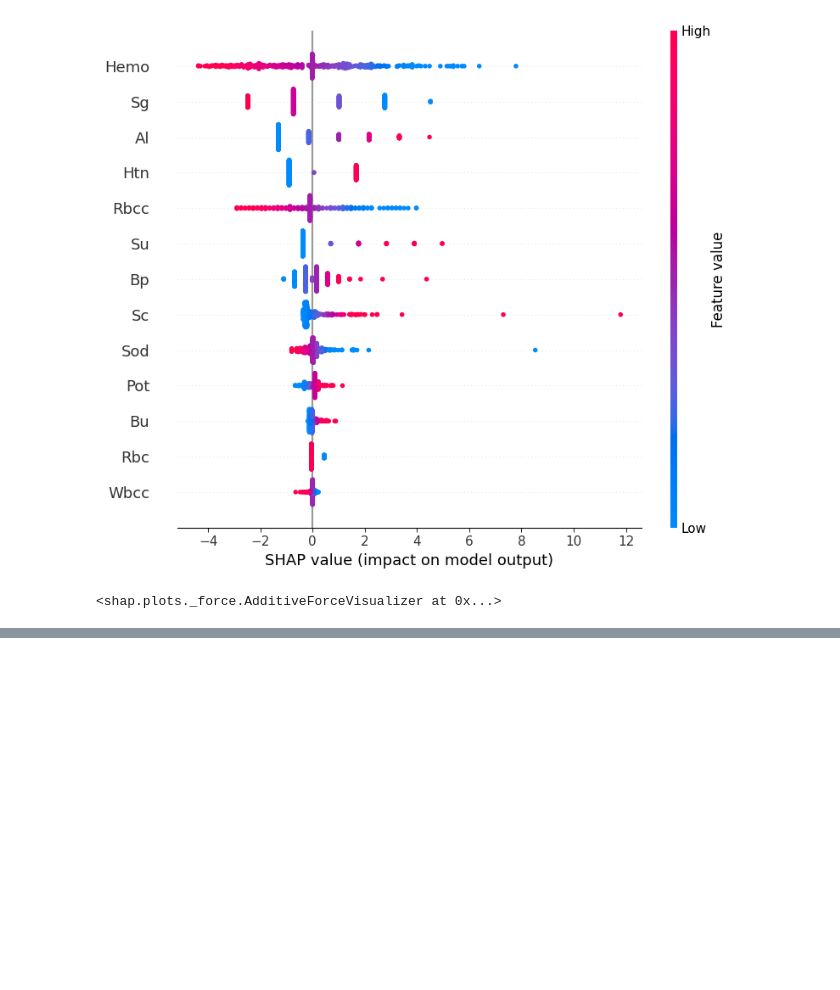
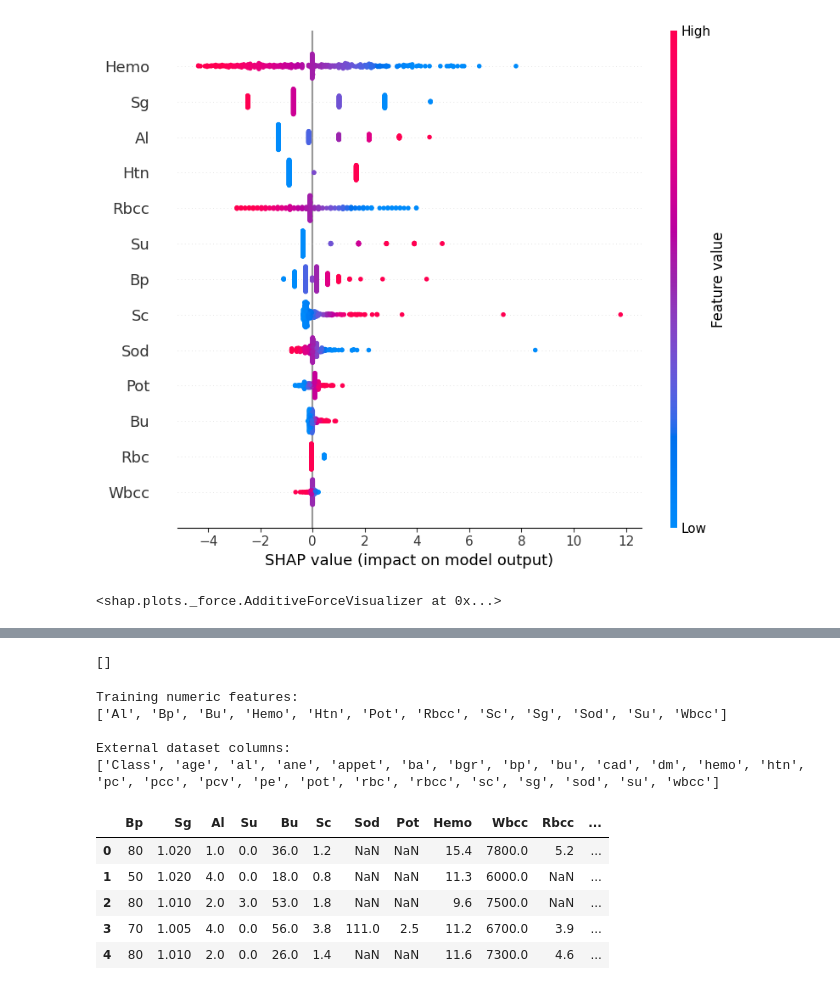
Before and after one commit to Nithin00614/Clinical-AI-Decision-Support, a Jupyter notebook: notebooks/all_in_one_backup.ipynb, the cells around one changed output, grey strips where cells are left out. Drawn from its saved outputs; the diff is of its cells as text; code cells hidden in the pictures; blank space fills up the shorter version.

```diff
--- a/notebooks/01_data_exploration.ipynb
+++ b/notebooks/all_in_one_backup.ipynb
@@ -251,0 +436,9 @@ shap.initjs()
+# %%
+df_ext.columns
+df_ext['Class'] = df_ext['class'].map({'ckd': 1, 'notckd': 0})
+df_ext = df_ext.drop(columns=['class'])
+# %%
+# Convert everything to numeric where possible
+df_ext = df_ext.apply(pd.to_numeric, errors='coerce')
+
+df_ext.info()
@@ -251,0 +463,37 @@ shap.initjs()
+# %%
+numeric_common_features = list(
+    set(continuous_features).intersection(df_ext.columns)
+)
+
+numeric_common_features
+# %% [output]
+[]
+# %%
+print("Training numeric features:")
+print(sorted(continuous_features))
+
+print("\nExternal dataset columns:")
+print(sorted(df_ext.columns.tolist()))
+# %% [output]
+Training numeric features:
+['Al', 'Bp', 'Bu', 'Hemo', 'Htn', 'Pot', 'Rbcc', 'Sc', 'Sg', 'Sod', 'Su', 'Wbcc']
+
+External dataset columns:
+['Class', 'age', 'al', 'ane', 'appet', 'ba', 'bgr', 'bp', 'bu', 'cad', 'dm', 'hemo', 'htn', 'pc', 'pcc', 'pcv', 'pe', 'pot', 'rbc', 'rbcc', 'sc', 'sg', 'sod', 'su', 'wbcc']
+# %%
+# Create aligned external feature matrix
+X_ext = pd.DataFrame()
+
+for feat in continuous_features:
+    feat_lower = feat.lower()
+    if feat_lower in df_ext.columns:
+        X_ext[feat] = df_ext[feat_lower]
+
+X_ext.head()
+# %% [output]
+|  | Bp | Sg | Al | Su | Bu | Sc | Sod | Pot | Hemo | Wbcc | Rbcc | ... |
+| 0 | 80 | 1.020 | 1.0 | 0.0 | 36.0 | 1.2 | NaN | NaN | 15.4 | 7800.0 | 5.2 | ... |
+| 1 | 50 | 1.020 | 4.0 | 0.0 | 18.0 | 0.8 | NaN | NaN | 11.3 | 6000.0 | NaN | ... |
+| 2 | 80 | 1.010 | 2.0 | 3.0 | 53.0 | 1.8 | NaN | NaN | 9.6 | 7500.0 | NaN | ... |
+| 3 | 70 | 1.005 | 4.0 | 0.0 | 56.0 | 3.8 | 111.0 | 2.5 | 11.2 | 6700.0 | 3.9 | ... |
+| 4 | 80 | 1.010 | 2.0 | 0.0 | 26.0 | 1.4 | NaN | NaN | 11.6 | 7300.0 | 4.6 | ... |
```
Also changed, not shown: parts of 34 cells of this notebook, 11 other files.
